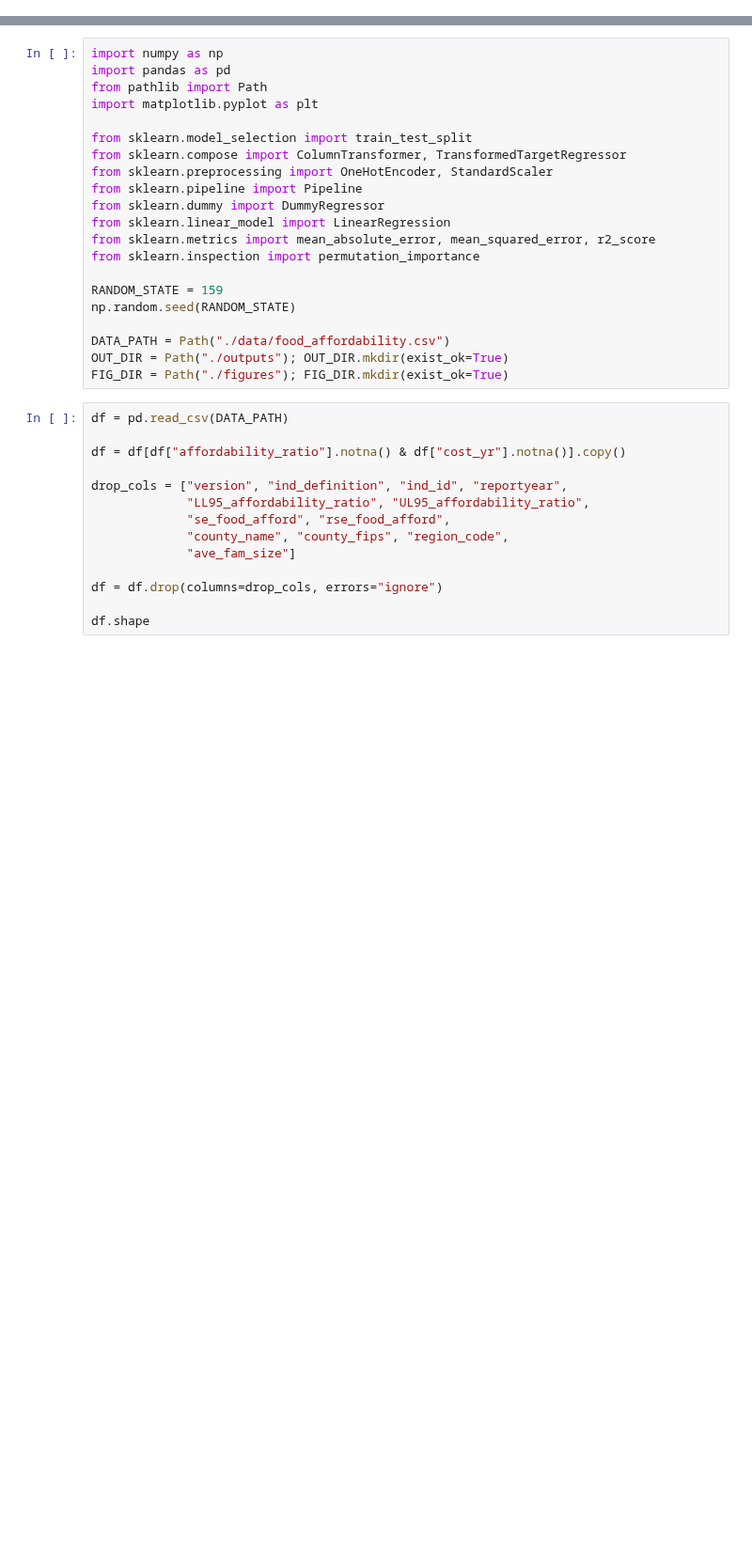
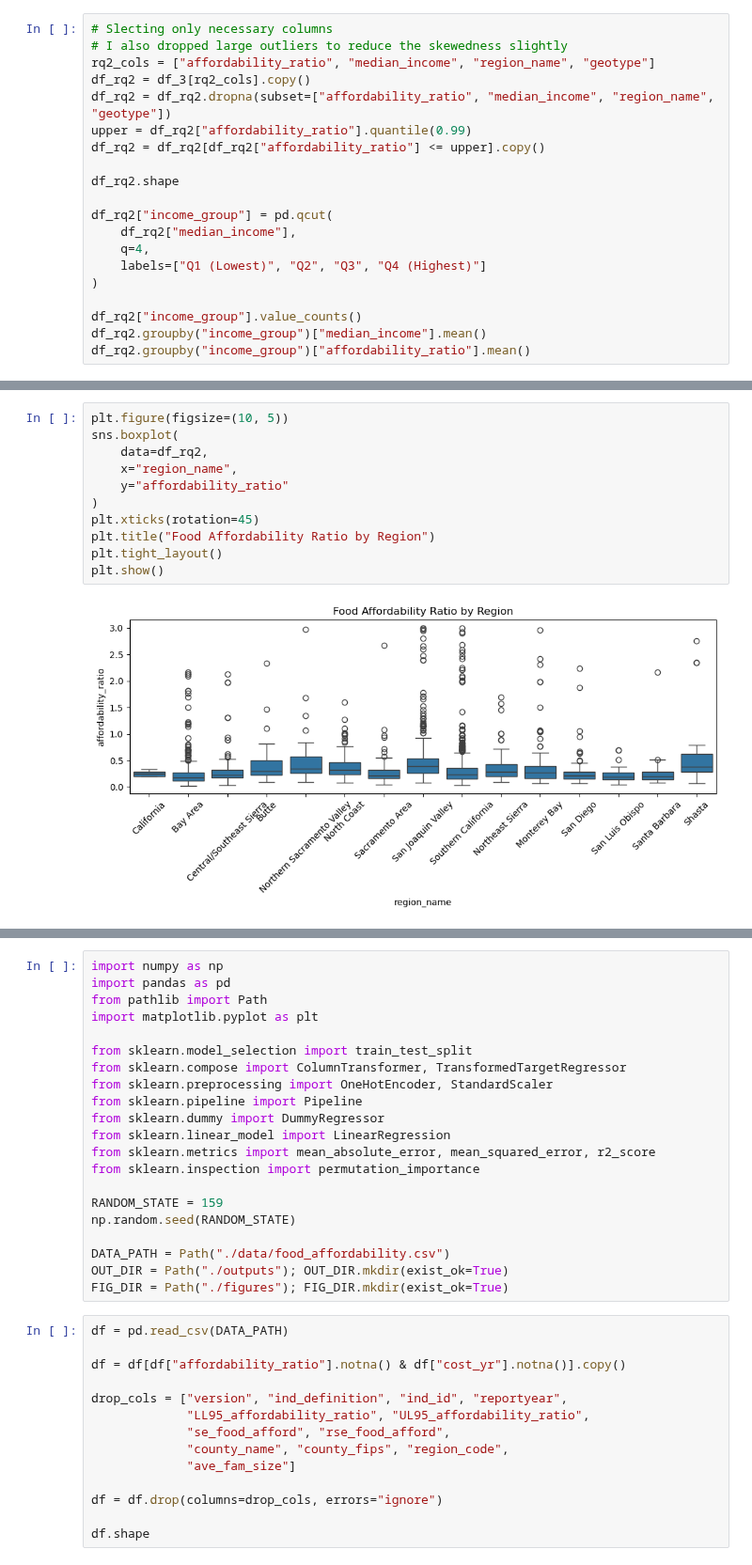
Before and after one commit to UCB-stat-159-f25/final-group18, a Jupyter notebook: modeling.ipynb, the cells around one changed output, grey strips where cells are left out. Shown at 94% size. Saved outputs shown, nothing was run; the diff lists cells and outputs as text; blank space fills up the shorter version.

```diff
--- a/modeling.ipynb
+++ b/modeling.ipynb
@@ -2,0 +52,20 @@
+# %%
+# Slecting only necessary columns
+# I also dropped large outliers to reduce the skewedness slightly
+rq2_cols = ["affordability_ratio", "median_income", "region_name", "geotype"]
+df_rq2 = df_3[rq2_cols].copy()
+df_rq2 = df_rq2.dropna(subset=["affordability_ratio", "median_income", "region_name", "geotype"])
+upper = df_rq2["affordability_ratio"].quantile(0.99)
+df_rq2 = df_rq2[df_rq2["affordability_ratio"] <= upper].copy()
+
+df_rq2.shape
+
+df_rq2["income_group"] = pd.qcut(
+    df_rq2["median_income"],
+    q=4,
+    labels=["Q1 (Lowest)", "Q2", "Q3", "Q4 (Highest)"]
+)
+
+df_rq2["income_group"].value_counts()
+df_rq2.groupby("income_group")["median_income"].mean()
+df_rq2.groupby("income_group")["affordability_ratio"].mean()
@@ -2,0 +164,13 @@
+# %%
+plt.figure(figsize=(10, 5))
+sns.boxplot(
+    data=df_rq2,
+    x="region_name",
+    y="affordability_ratio"
+)
+plt.xticks(rotation=45)
+plt.title("Food Affordability Ratio by Region")
+plt.tight_layout()
+plt.show()
+# %% [output]
+[figure, added]
```
Also changed, not shown: parts of 21 cells of this notebook, 28 other files.
